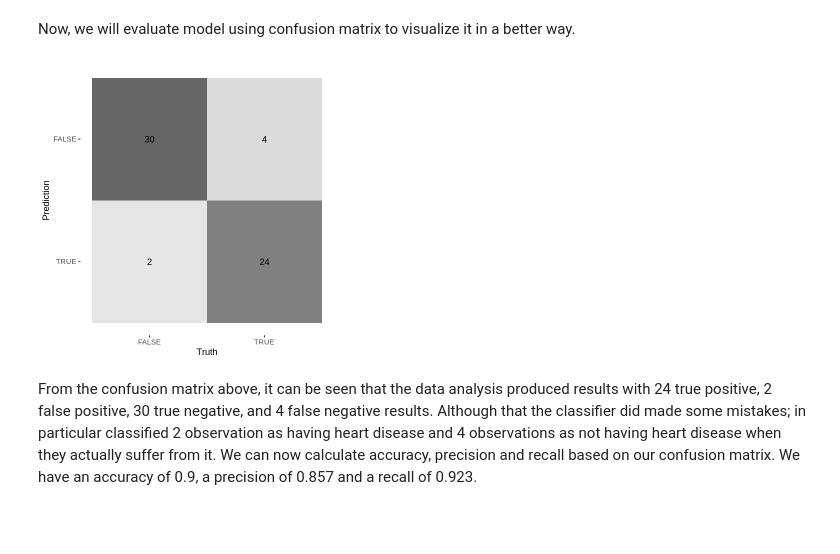
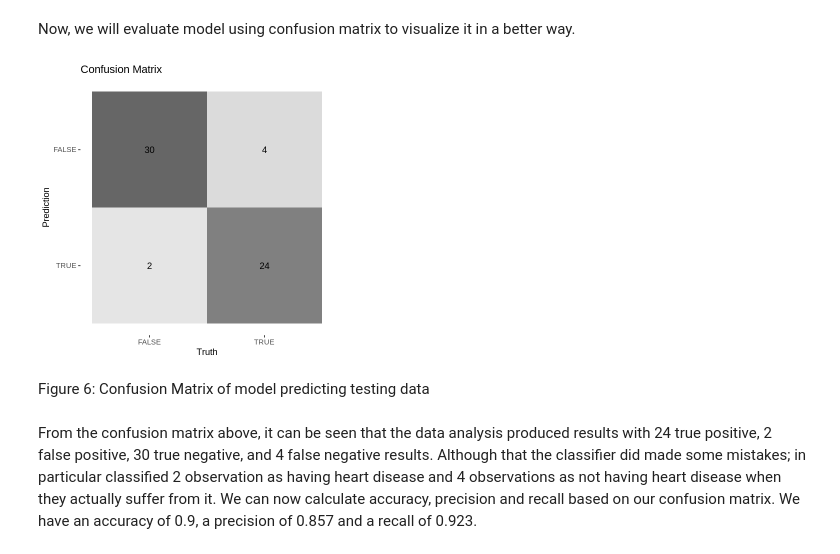
Before and after one commit to wtarit/dsci-100-project, a Jupyter notebook: group_report.ipynb, the cells around one changed output. Saved outputs shown, nothing was run; the diff lists cells and outputs as text; code cells hidden in the pictures; blank space fills up the shorter version.

Commit message:
Add title, figure number for confusion matrix

```diff
--- a/group_report.ipynb
+++ b/group_report.ipynb
@@ -443,9 +443,12 @@ Now, we will evaluate model using confusion matrix to visualize it in a better w
 # %%
 confusion <- heart_disease_predictions |>
              conf_mat(truth = Class, estimate = .pred_class)
-autoplot(confusion, type = "heatmap")
+autoplot(confusion, type = "heatmap") +
+    ggtitle("Confusion Matrix")
 # %% [output]
-[figure, old version]
+[figure, new version]
+# %% [markdown]
+Figure 6: Confusion Matrix of model predicting testing data
 # %% [markdown]
 From the confusion matrix above, it can be seen that the data analysis produced results with 24 true positive, 2 false positive, 30 true negative, and 4 false negative results. Although that the classifier did made some mistakes; in particular classified 2 observation as having heart disease and 4 observations as not having heart disease when they actually suffer from it. We can now calculate accuracy, precision and recall based on our confusion matrix. We have an accuracy of 0.9, a precision of 0.857 and a recall of 0.923.
 # %% [markdown]
```
Also changed, not shown: parts of 1 cell of this notebook.
